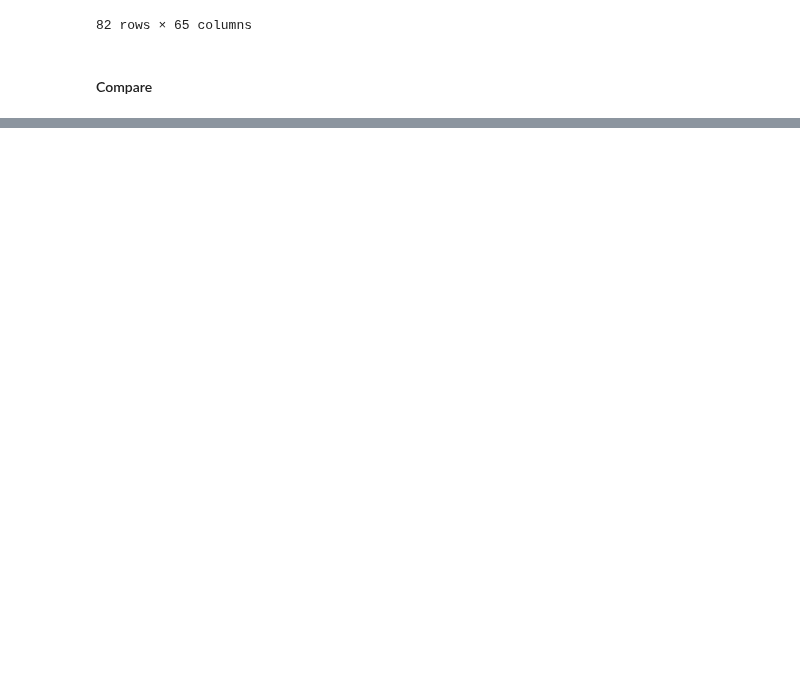
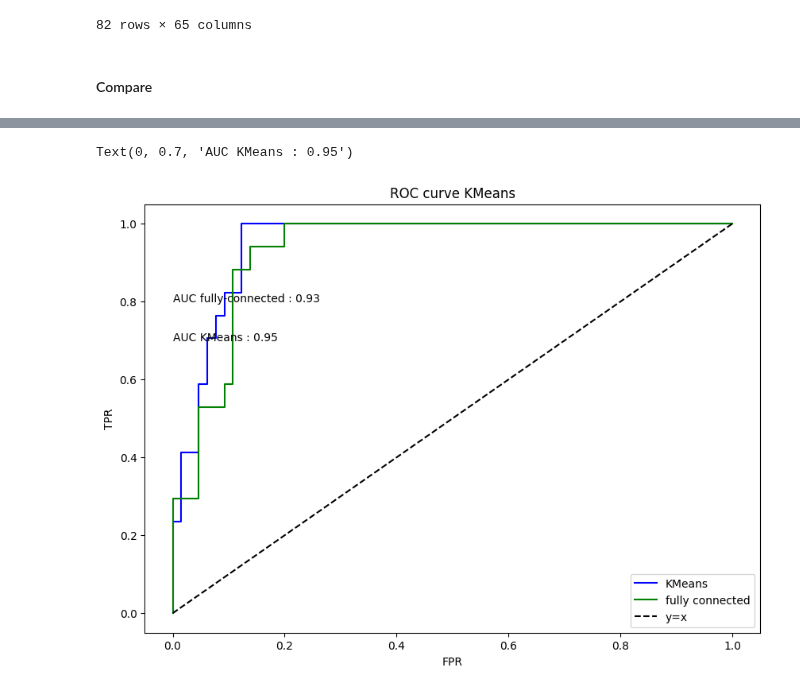
Before and after one commit to Arthur8754/mutational-signatures, a Jupyter notebook: comparisons.ipynb, the cells around one changed output, grey strips where cells are left out. Drawn from its saved outputs; the diff is of its cells as text; code cells hidden in the pictures; blank space fills up the shorter version.

```diff
--- a/comparisons.ipynb
+++ b/comparisons.ipynb
@@ -211,0 +260,17 @@ Text(0, 0.6, 'AUC sigmut normalized : 0.94')
+# %%
+fig, ax = plt.subplots(figsize=(10,7))
+x = np.linspace(0,1,100)
+
+# No sigmut :
+ax.plot(fpr_gcn_sigmut_kmeans_non_normalized_euclidean, tpr_gcn_sigmut_kmeans_non_normalized_euclidean, color='blue',label='KMeans')
+ax.plot(fpr_gcn_fully_connected, tpr_gcn_fully_connected, color='green',label='fully connected')
+ax.plot(x,x,linestyle='--',color='black',label='y=x')
+ax.set_xlabel('FPR')
+ax.set_ylabel('TPR')
+ax.set_title('ROC curve KMeans')
+ax.legend()
+ax.text(0,0.8,f"AUC fully-connected : {auc_gcn_fully_connected}")
+ax.text(0,0.7,f"AUC KMeans : {auc_gcn_sigmut_kmeans_non_normalized_euclidean}")
+# %% [output]
+Text(0, 0.7, 'AUC KMeans : 0.95')
+[figure, added]
```
Also changed, not shown: parts of 11 cells of this notebook.
